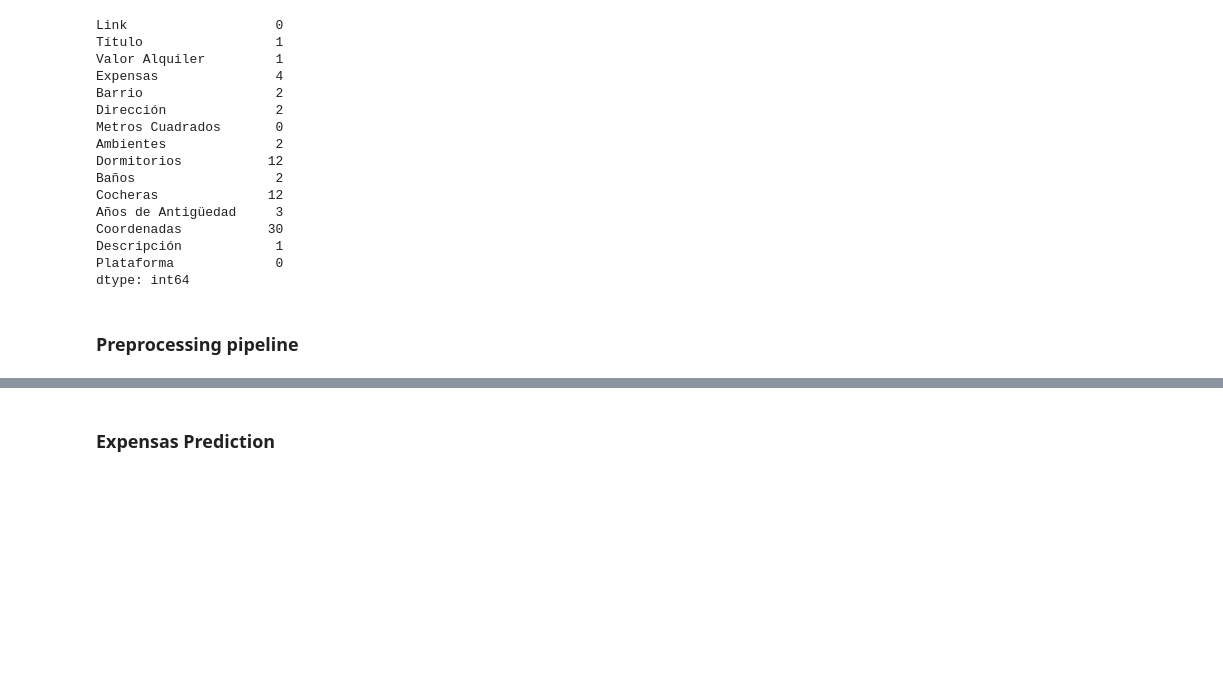
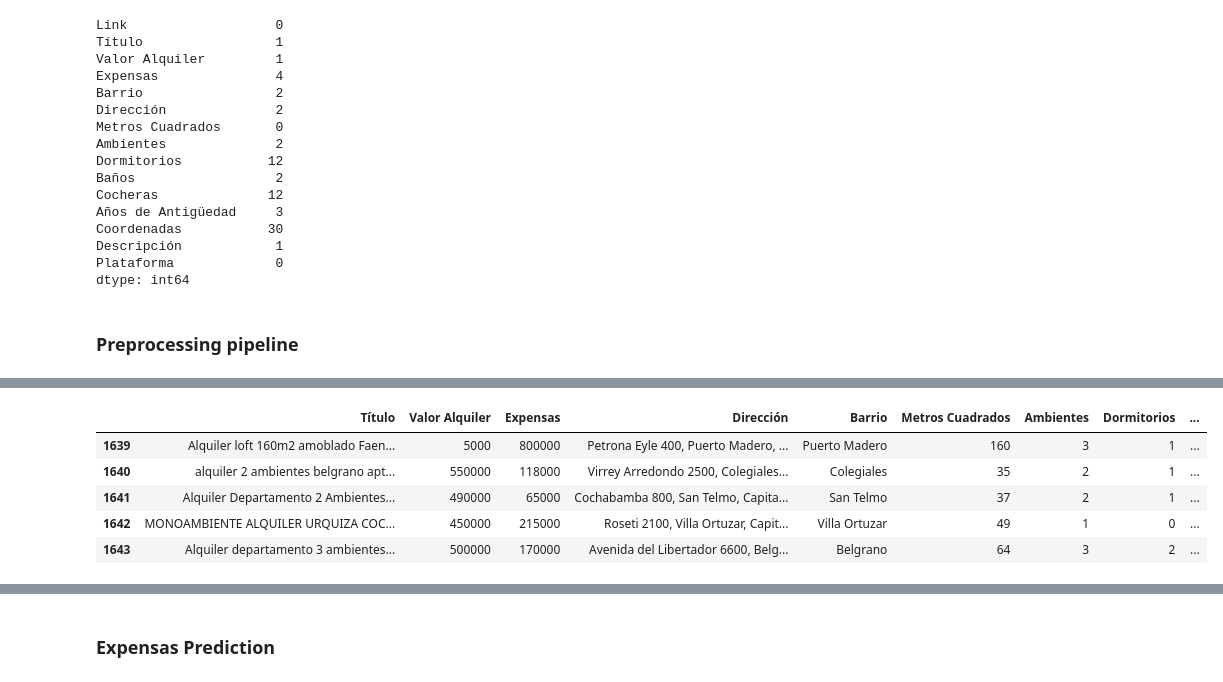
Before and after one commit to Felimartinez1/Departamentos-Buenos-Aires, a Jupyter notebook: notebooks/zonaprop_ETL.ipynb, the cells around one changed output, grey strips where cells are left out. Drawn from its saved outputs; the diff is of its cells as text; code cells hidden in the pictures; blank space fills up the shorter version.

```diff
--- a/preprocessing/zonaprop_ETL.ipynb
+++ b/notebooks/zonaprop_ETL.ipynb
@@ -511,4 +511,5 @@ def limpiar_df():
     return df
 
 df = limpiar_df()
-df.head()
+df.tail()
+# %% [output]
@@ -514,0 +519,6 @@ df.head()
+|  | Título | Valor Alquiler | Expensas | Dirección | Barrio | Metros Cuadrados | Ambientes | Dormitorios | ... |
+| 1639 | Alquiler loft 160m2 amoblado Faen... | 5000 | 800000 | Petrona Eyle 400, Puerto Madero, ... | Puerto Madero | 160 | 3 | 1 | ... |
+| 1640 | alquiler 2 ambientes belgrano apt... | 550000 | 118000 | Virrey Arredondo 2500, Colegiales... | Colegiales | 35 | 2 | 1 | ... |
+| 1641 | Alquiler Departamento 2 Ambientes... | 490000 | 65000 | Cochabamba 800, San Telmo, Capita... | San Telmo | 37 | 2 | 1 | ... |
+| 1642 | MONOAMBIENTE ALQUILER URQUIZA COC... | 450000 | 215000 | Roseti 2100, Villa Ortuzar, Capit... | Villa Ortuzar | 49 | 1 | 0 | ... |
+| 1643 | Alquiler departamento 3 ambientes... | 500000 | 170000 | Avenida del Libertador 6600, Belg... | Belgrano | 64 | 3 | 2 | ... |
```
Also changed, not shown: parts of 10 cells of this notebook, 25 other files.
